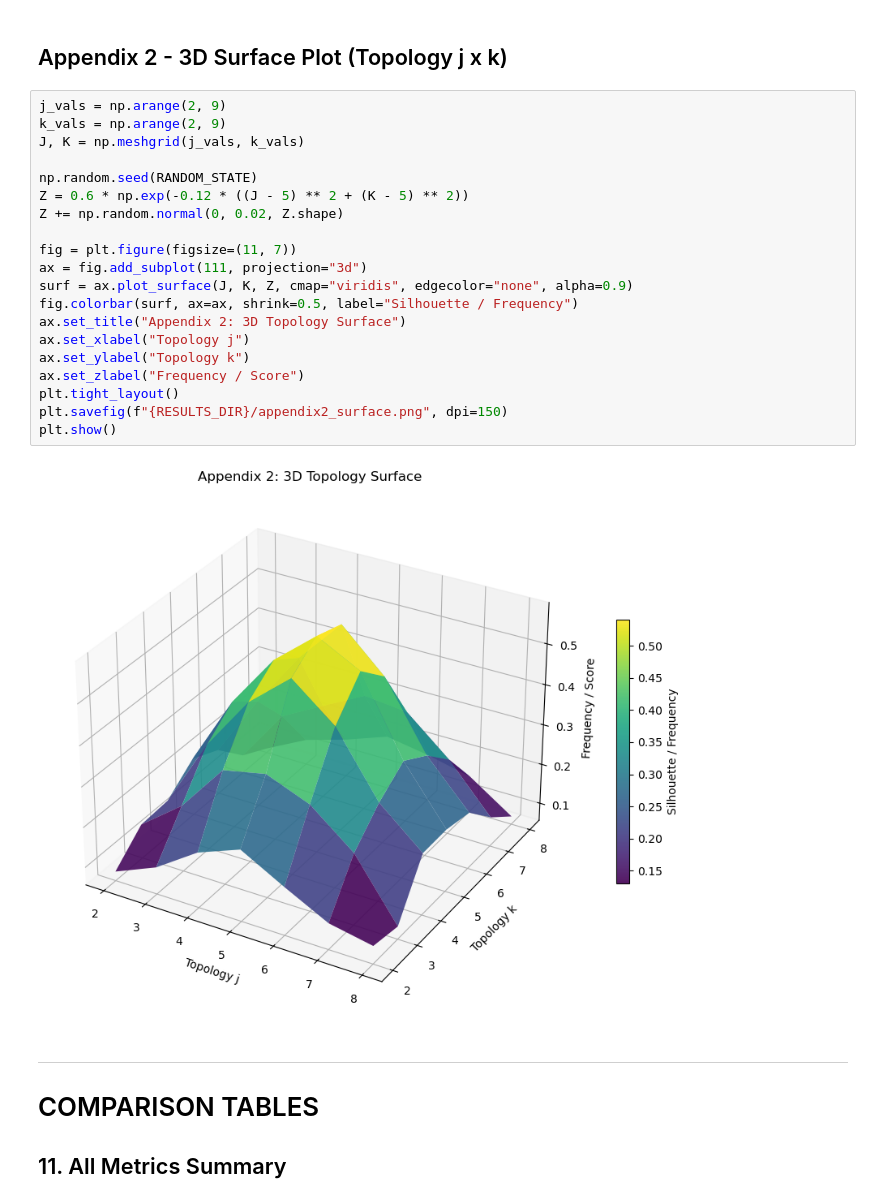
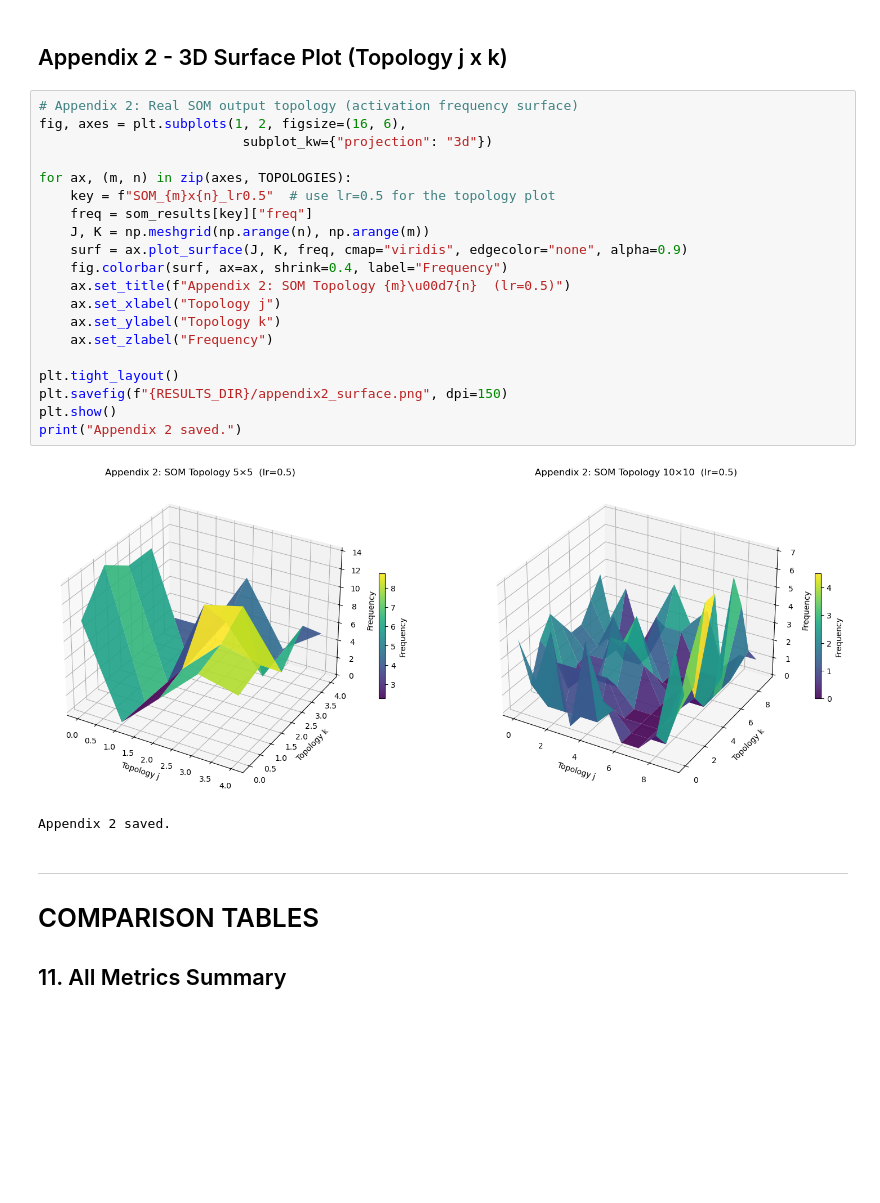
Before and after one commit to Testin33/DataMining_Homework2, a Jupyter notebook: homework2_datamining.ipynb, the cells around one changed output. Drawn from its saved outputs; the diff is of its cells as text; blank space fills up the shorter version.

```diff
--- a/homework2_datamining.ipynb
+++ b/homework2_datamining.ipynb
@@ -645,27 +743,28 @@ plt.show()
 # %% [markdown]
 ## Appendix 2 - 3D Surface Plot (Topology j x k)
 # %%
-j_vals = np.arange(2, 9)
-k_vals = np.arange(2, 9)
-J, K = np.meshgrid(j_vals, k_vals)
+# Appendix 2: Real SOM output topology (activation frequency surface)
+fig, axes = plt.subplots(1, 2, figsize=(16, 6),
+                          subplot_kw={"projection": "3d"})
 
-np.random.seed(RANDOM_STATE)
-Z = 0.6 * np.exp(-0.12 * ((J - 5) ** 2 + (K - 5) ** 2))
-Z += np.random.normal(0, 0.02, Z.shape)
+for ax, (m, n) in zip(axes, TOPOLOGIES):
+    key = f"SOM_{m}x{n}_lr0.5"  # use lr=0.5 for the topology plot
+    freq = som_results[key]["freq"]
+    J, K = np.meshgrid(np.arange(n), np.arange(m))
+    surf = ax.plot_surface(J, K, freq, cmap="viridis", edgecolor="none", alpha=0.9)
+    fig.colorbar(surf, ax=ax, shrink=0.4, label="Frequency")
+    ax.set_title(f"Appendix 2: SOM Topology {m}\u00d7{n}  (lr=0.5)")
+    ax.set_xlabel("Topology j")
+    ax.set_ylabel("Topology k")
+    ax.set_zlabel("Frequency")
 
-fig = plt.figure(figsize=(11, 7))
-ax = fig.add_subplot(111, projection="3d")
-surf = ax.plot_surface(J, K, Z, cmap="viridis", edgecolor="none", alpha=0.9)
-fig.colorbar(surf, ax=ax, shrink=0.5, label="Silhouette / Frequency")
-ax.set_title("Appendix 2: 3D Topology Surface")
-ax.set_xlabel("Topology j")
-ax.set_ylabel("Topology k")
-ax.set_zlabel("Frequency / Score")
 plt.tight_layout()
 plt.savefig(f"{RESULTS_DIR}/appendix2_surface.png", dpi=150)
 plt.show()
+print("Appendix 2 saved.")
 # %% [output]
-[figure, old version]
+[figure, new version]
+Appendix 2 saved.
 # %% [markdown]
 ---
 # COMPARISON TABLES
```
Also changed, not shown: parts of 8 cells of this notebook, 1 other file.
